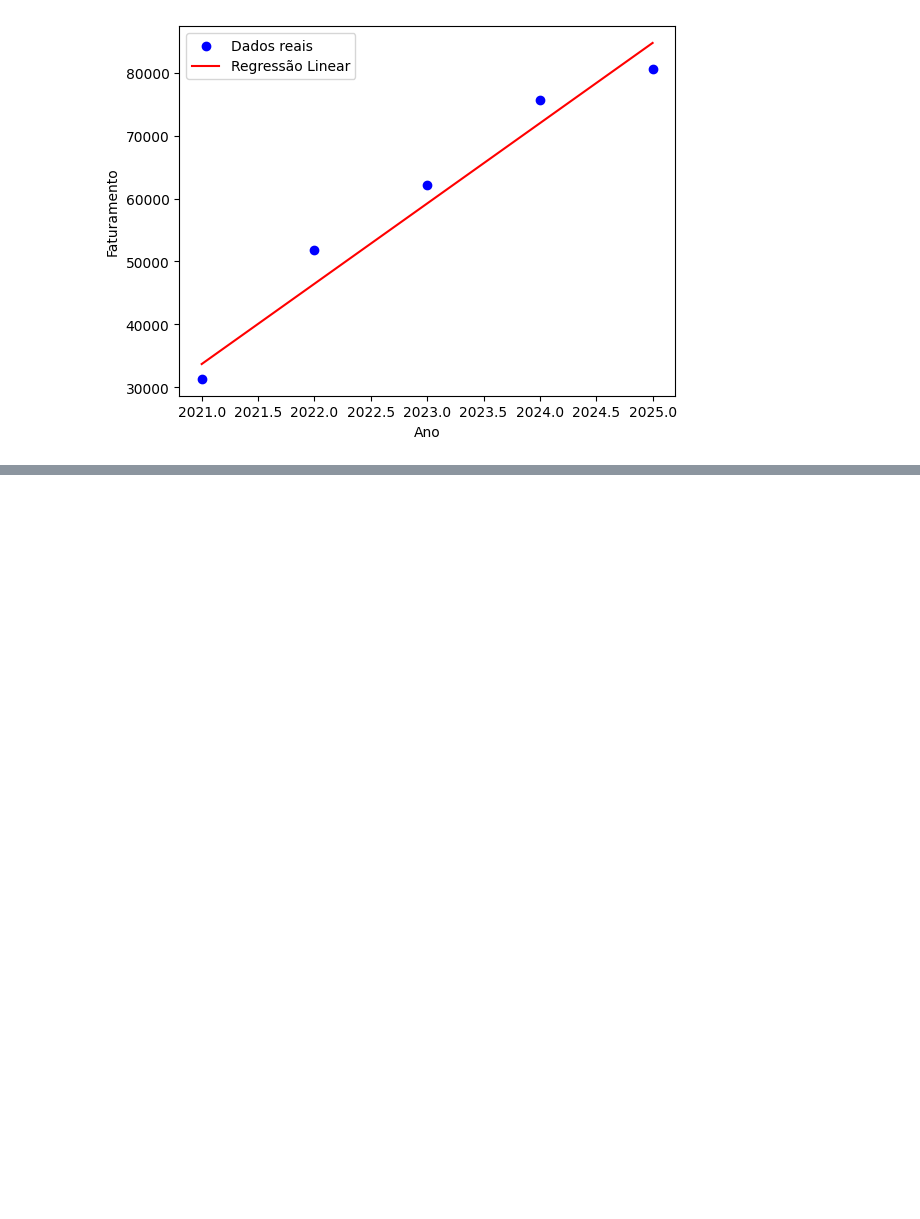
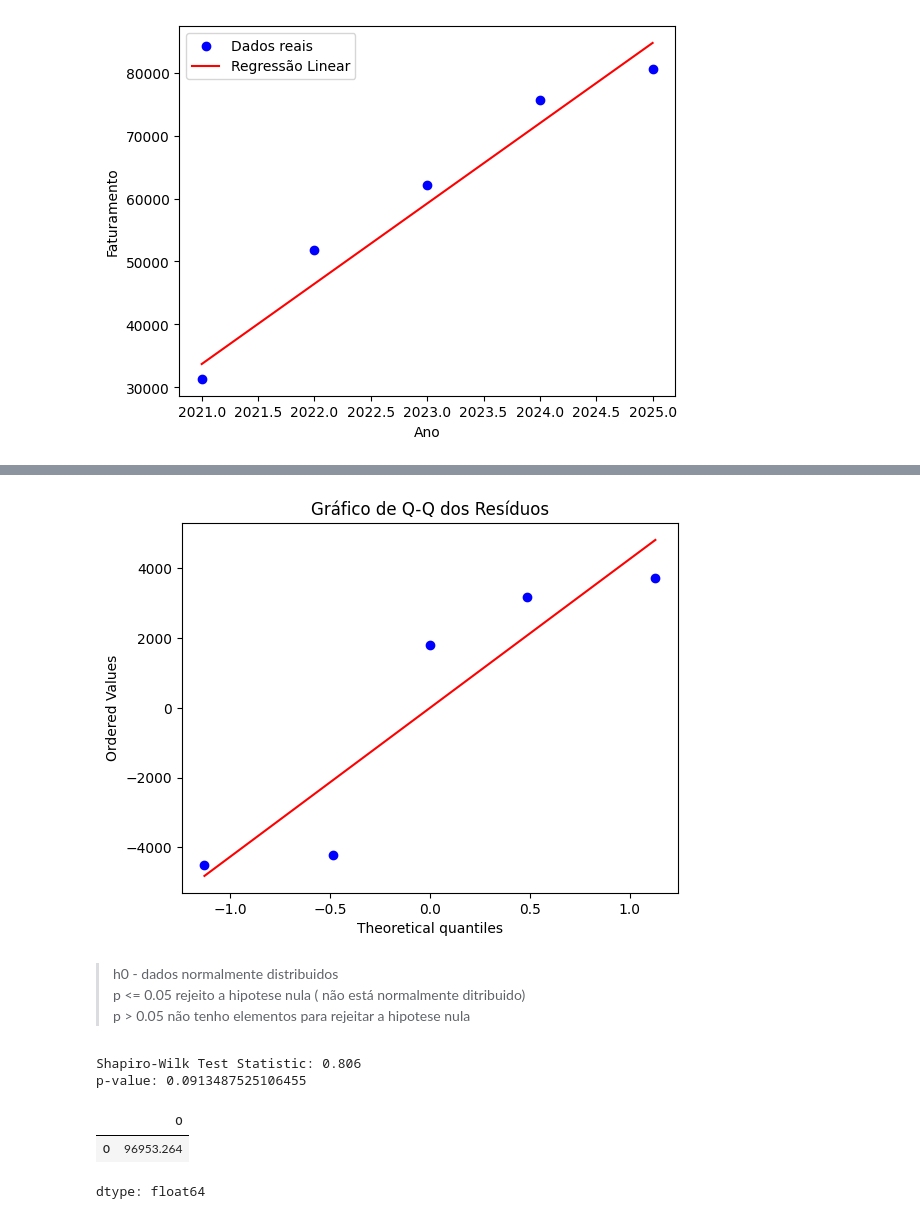
Before and after one commit to eldercamposds/TreinamentoModelosDeRegressao, a Jupyter notebook: previsão_faturamento.ipynb, the cells around one changed output, grey strips where cells are left out. Saved outputs shown, nothing was run; the diff lists cells and outputs as text; code cells hidden in the pictures; blank space fills up the shorter version.

```diff
--- a/previsão_faturamento.ipynb
+++ b/previsão_faturamento.ipynb
@@ -102,0 +164,6 @@ plt.show()
+# %%
+stats.probplot(residuos, dist="norm", plot=plt)
+plt.title("Gráfico de Q-Q dos Resíduos")
+plt.show()
+# %% [output]
+[figure, added]
@@ -102,0 +172,19 @@ plt.show()
+# %% [markdown]
+> h0 - dados normalmente distribuidos <br>
+> p <= 0.05 rejeito a hipotese nula ( não está normalmente ditribuido)<br>
+> p > 0.05 não tenho elementos para rejeitar a hipotese nula
+# %%
+print(f'Shapiro-Wilk Test Statistic: {stat:.3f}')
+print(f'p-value: {pval}')
+# %% [output]
+Shapiro-Wilk Test Statistic: 0.806
+p-value: 0.0913487525106455
+# %%
+# A célula anterior que define 'modelo' (célula i4SIpdQJZYaZ) precisa ser alterada primeiro para:
+# modelo = sm.ols(formula= "FATURAMENTO ~ ANO", data=df).fit()
+# Depois de corrigir a definição do modelo, o código abaixo funcionará para prever o faturamento para 2026.
+modelo.predict(pd.DataFrame({'ANO': [2026]}))
+# %% [output]
+|  | 0 |
+| 0 | 96953.264 |
+dtype: float64
```
Also changed, not shown: parts of 10 cells of this notebook.
